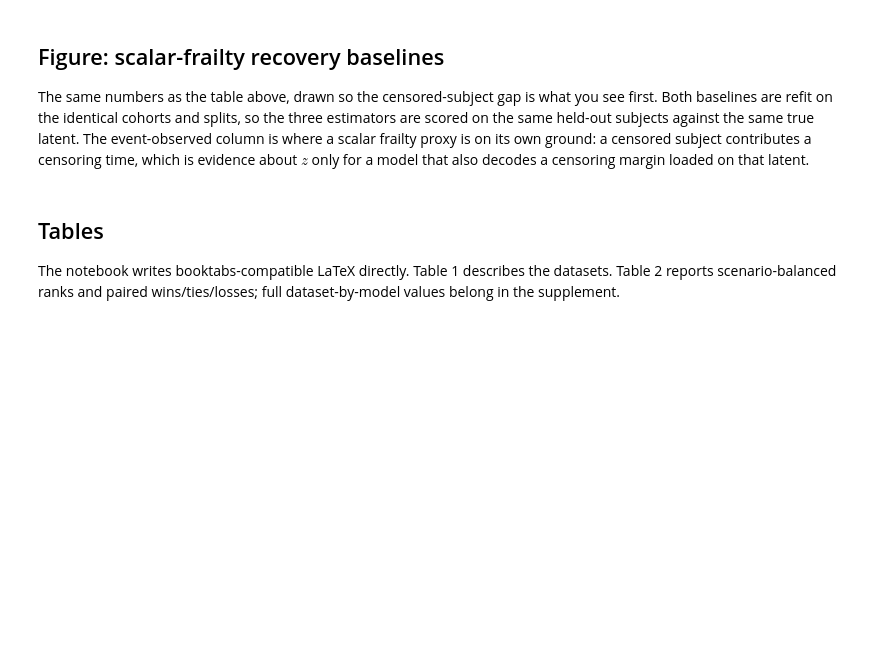
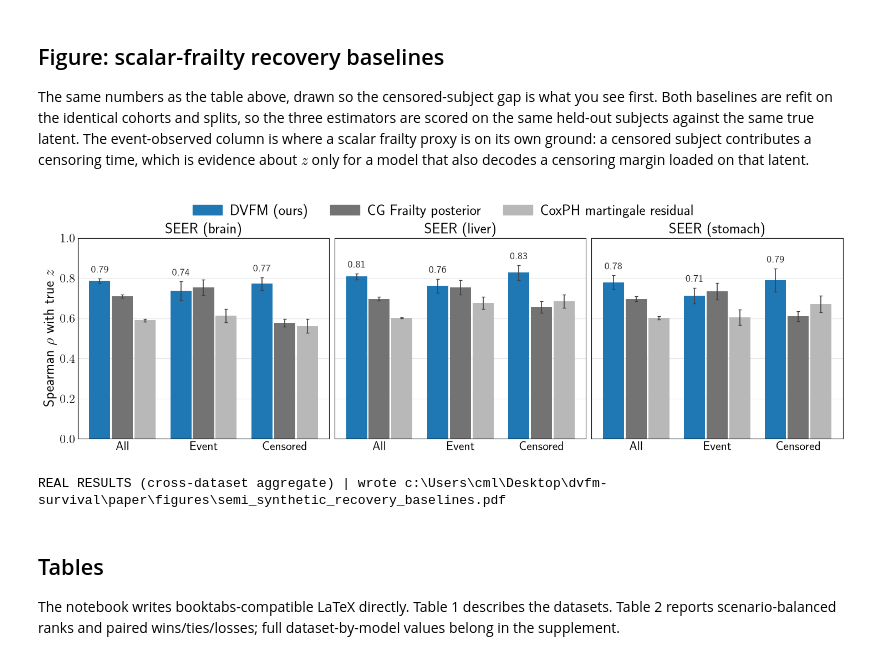
Before and after one commit to kalantari66/dvfm-survival, a Jupyter notebook: notebooks/semi_synthetic_results.ipynb, the cells around one changed output. Drawn from its saved outputs; the diff is of its cells as text; code cells hidden in the pictures; blank space fills up the shorter version.

Commit message:
Update plot. Update table

```diff
--- a/notebooks/semi_synthetic_results.ipynb
+++ b/notebooks/semi_synthetic_results.ipynb
@@ -1445,75 +1445,79 @@ own ground: a censored subject contributes a censoring time, which is evidence
 about $z$ only for a model that also decodes a censoring margin loaded on that
 latent.
 # %%
-# Companion figure to the recovery-baseline table, one PDF per dataset so the
-# paper can stack them as subfigures; only the first carries the legend. That
-# figure is taller by the legend band, so every panel keeps the same axes height
-# once they are scaled to a common subfigure width. Bars are the mean over the
-# four copulas of the seed-averaged Spearman correlation and error bars +/- 1 SD
-# across the copulas -- the table's aggregation, so the two agree cell by cell.
-# DVFM is emphasised and the baselines are gray context; only DVFM's bars carry
-# a printed value.
+# Companion figure to the recovery-baseline table: one row of panels, one per
+# recovery dataset in config order, sharing the y-axis and a single legend, in
+# the layout of the model-rank figure. Bars are the mean over the four copulas
+# of the seed-averaged Spearman correlation and error bars +/- 1 SD across the
+# copulas -- the table's aggregation, so the two agree cell by cell. DVFM is
+# emphasised and the baselines are gray context; only DVFM's bars carry a
+# printed value.
 from matplotlib.patches import Patch
 
 RECOVERY_BAR_COLORS = {
     "DVFM": default_colors[0], "BayesianCoxGammaFrailty": "0.45", "CoxPHMartingale": "0.72",
 }
 RECOVERY_TICK_LABELS = {"All": "All", "Event observed": "Event", "Censored": "Censored"}
 BAR_WIDTH = 0.26
-LEGEND_HEIGHT = 0.75
 
 recovery_cells = recovery.groupby(
     ["dataset", "model", "subgroup", "copula"], as_index=False
 )["spearman"].mean()
-recovery_datasets = [
-    name for name in RECOVERY_DATASETS if name in set(recovery_cells["dataset"])
-]
-if len(recovery_datasets) != len(RECOVERY_DATASETS):
-    raise ValueError(
-        "Recovery rows are missing for: "
-        f"{sorted(set(RECOVERY_DATASETS) - set(recovery_datasets))}"
-    )
+recovery_datasets = list(RECOVERY_DATASETS)
 recovery_stats = recovery_cells.groupby(
     ["dataset", "model", "subgroup"]
 )["spearman"].agg(["mean", "std"])
+# DVFM's exports exist for every dataset, so a dataset can be present while its
+# baseline refits are not; require every estimator in every panel.
+missing_panels = [
+    (dataset, model, subgroup)
+    for dataset in recovery_datasets for model in RECOVERY_MODELS
+    for subgroup in RECOVERY_SUBGROUPS
+    if (dataset, model, subgroup) not in recovery_stats.index
+]
+if missing_panels:
+    raise ValueError(f"Recovery rows are missing for: {missing_panels}")
 positions = np.arange(len(RECOVERY_SUBGROUPS))
 
-for panel, dataset in enumerate(recovery_datasets):
-    figure_height = SUBFIG_SIZE[1] * 0.50 + (LEGEND_HEIGHT if panel == 0 else 0.0)
-    fig, ax = plt.subplots(figsize=(SUBFIG_SIZE[0] * 0.66, figure_height),
-                           constrained_layout=True)
+fig, axes = plt.subplots(1, len(recovery_datasets), figsize=(14.5, 4.8),
+                         sharey=True, constrained_layout=True)
+axes = np.atleast_1d(axes)
+for ax, dataset in zip(axes, recovery_datasets):
     for index, model in enumerate(RECOVERY_MODELS):
         means = [recovery_stats.loc[(dataset, model, subgroup), "mean"]
                  for subgroup in RECOVERY_SUBGROUPS]
         spread = [recovery_stats.loc[(dataset, model, subgroup), "std"]
                   for subgroup in RECOVERY_SUBGROUPS]
         bars = ax.bar(positions + (index - 1) * (BAR_WIDTH + 0.02), means, BAR_WIDTH,
                       color=RECOVERY_BAR_COLORS[model], yerr=spread, zorder=2,
                       error_kw={"elinewidth": 1.2, "capsize": 2.5, "ecolor": "0.25"})
         if model == "DVFM":
             for bar, value, deviation in zip(bars, means, spread):
                 ax.text(bar.get_x() + bar.get_width() / 2, value + deviation + 0.02,
                         f"{value:.2f}", ha="center", va="bottom",
-                        fontsize="x-small", color="0.15")
+                        fontsize="small", color="0.15")
     ax.set_xticks(positions, [RECOVERY_TICK_LABELS[subgroup] for subgroup in RECOVERY_SUBGROUPS])
-    ax.set_ylim(0, 1)
-    ax.set_yticks(np.linspace(0, 1, 6))
-    ax.set_ylabel(r"Spearman $\rho$ with $z$")
     ax.set_title(dataset_label(dataset))
     ax.grid(axis="y", color="0.9", linewidth=0.8)
     ax.set_axisbelow(True)
-    if panel == 0:
-        fig.legend(
-            handles=[Patch(color=RECOVERY_BAR_COLORS[model], label=RECOVERY_MODEL_LABELS[model])
-                     for model in RECOVERY_MODELS],
-            loc="outside upper center", ncol=2, frameon=False,
-            columnspacing=0.9, handletextpad=0.4, handlelength=1.2, fontsize="small",
-        )
-    out = FIGURE_DIR / f"semi_synthetic_recovery_baselines_{dataset}.pdf"
-    with plt.rc_context({"savefig.bbox": "standard"}):
-        fig.savefig(out)
-    plt.show()
-    print(f"{DATA_SOURCE} | wrote {out}")
+axes[0].set_ylim(0, 1)
+axes[0].set_yticks(np.linspace(0, 1, 6))
+axes[0].set_ylabel(r"Spearman $\rho$ with true $z$")
+fig.legend(
+    handles=[Patch(color=RECOVERY_BAR_COLORS[model], label=RECOVERY_MODEL_LABELS[model])
+             for model in RECOVERY_MODELS],
+    loc="outside upper center", ncol=len(RECOVERY_MODELS), frameon=False,
+    columnspacing=1.5, handletextpad=0.5,
+)
+
+out = FIGURE_DIR / "semi_synthetic_recovery_baselines.pdf"
+with plt.rc_context({"savefig.bbox": "standard"}):
+    fig.savefig(out)
+plt.show()
+print(f"{DATA_SOURCE} | wrote {out}")
+# %% [output]
+[figure, added]
+REAL RESULTS (cross-dataset aggregate) | wrote c:\Users\cml\Desktop\dvfm-survival\paper\figures\semi_synthetic_recovery_baselines.pdf
 # %% [markdown]
 ## Tables
 
```
Also changed, not shown: parts of 1 cell of this notebook, 1 other file.
